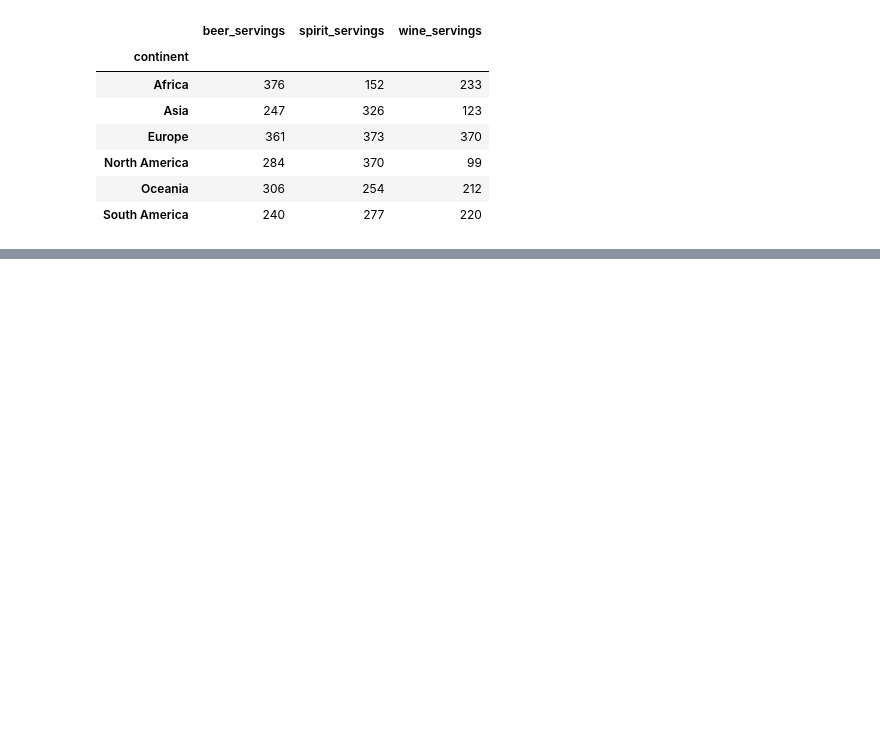
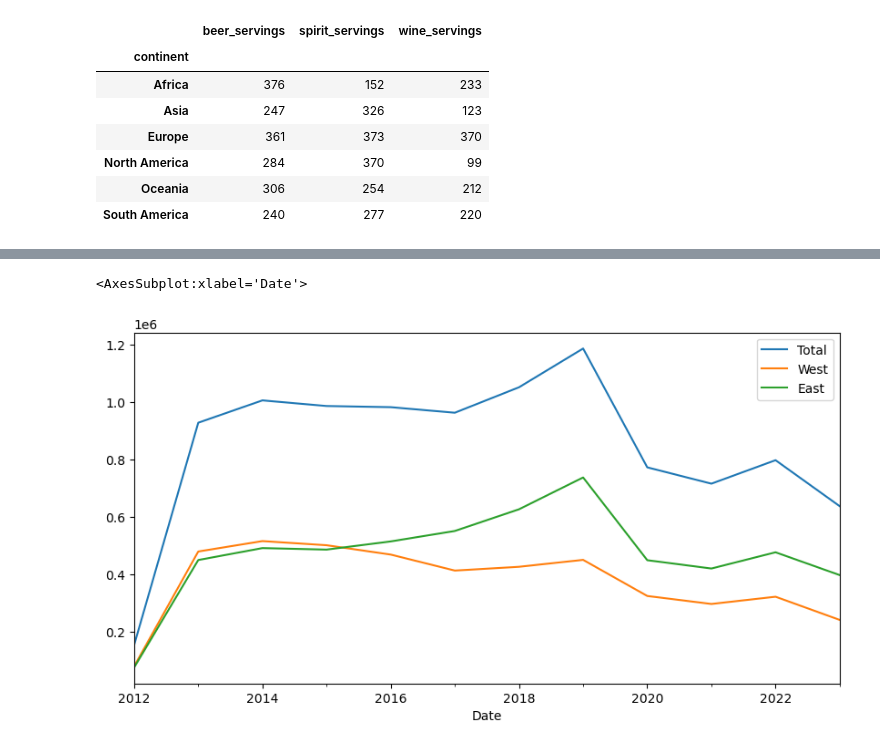
Before and after one commit to cake-dev/Data-Science-Practice, a Jupyter notebook: Practice/Data_Aggregation_Grouping.ipynb, the cells around one changed output, grey strips where cells are left out. Cells and saved outputs as stored; diff of their text form; code cells hidden in the pictures; blank space fills up the shorter version.

```diff
--- a/Practice/Data_Aggregation_Grouping.ipynb
+++ b/Practice/Data_Aggregation_Grouping.ipynb
@@ -82,0 +180,6 @@ alcohol_df.groupby('continent').apply(top5)
+# %%
+# resample by day or month or year (D or M or Y)
+bridge_df.resample('Y').sum().plot(figsize=[10,5]) # monthly sum of bike crossings
+# %% [output]
+<AxesSubplot:xlabel='Date'>
+[figure, added]
```
Also changed, not shown: parts of 19 cells of this notebook.
